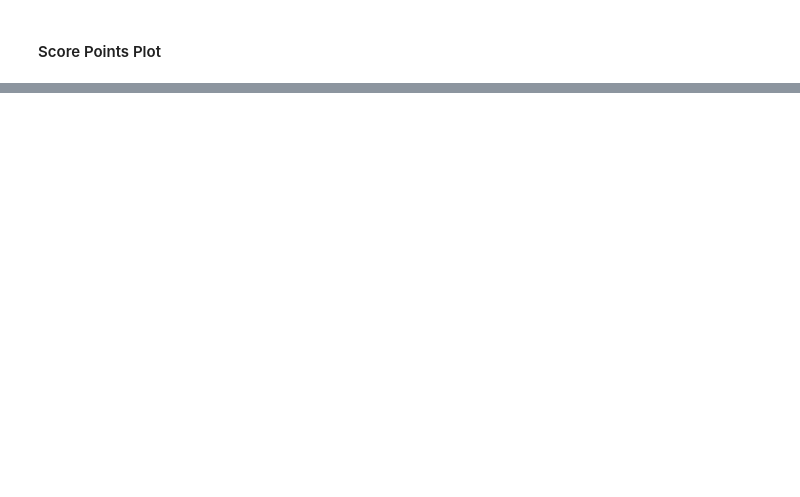
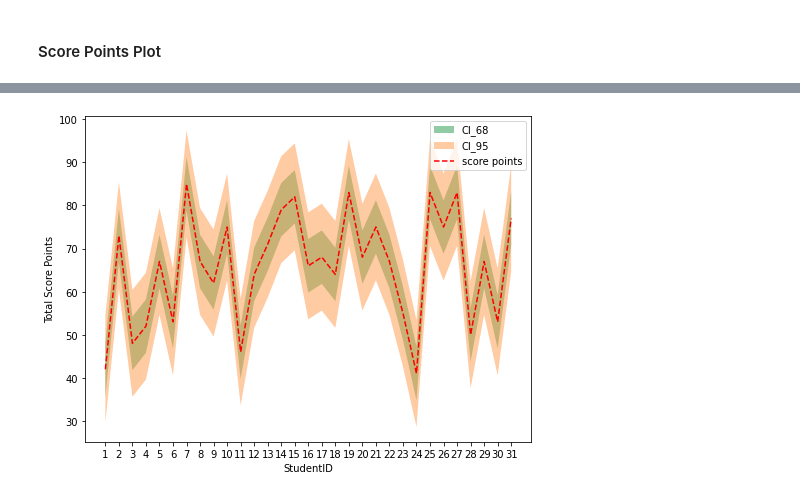
Before and after one commit to zyrikby/tudelft_utq_assess, a Jupyter notebook: assignment_exam_analysis.ipynb, the cells around one changed output, grey strips where cells are left out. Drawn from its saved outputs; the diff is of its cells as text; code cells hidden in the pictures; blank space fills up the shorter version.

```diff
--- a/assignment_exam_analysis.ipynb
+++ b/assignment_exam_analysis.ipynb
@@ -942,29 +1107,32 @@ savefig(fig, 'questions_results')
 # %%
 fig, ax = plt.subplots(figsize=FIGSIZE)
 
 ax.fill_between(score_points_df.index,
     score_points_df['MIN_CI_68'],
     score_points_df['MAX_CI_68'],
     alpha=0.5, facecolor='#229848',
     label='CI_68'
 )
 
 ax.fill_between(score_points_df.index,
     score_points_df['MIN_CI_95'],
     score_points_df['MAX_CI_95'],
     alpha=0.5, facecolor='#FF9848',
     label='CI_95'
 )
 
 ax.plot(
     score_points_df.index,
     score_points_df[STUDENT_SCORE_POINTS_COLUMN],
     'r--',
     label='score points',
 )
 
 ax.legend()
+ax.tick_params(axis='x', labelrotation = -90)
 ax.set_xlabel(INDEX_COLUMN)
 ax.set_ylabel('Total Score Points')
 # fig.show()
 savefig(fig, 'students_results')
+# %% [output]
+[figure, added]
```
Also changed, not shown: parts of 17 cells of this notebook.
